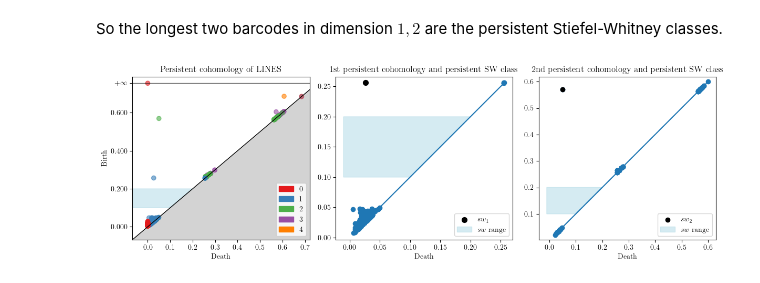
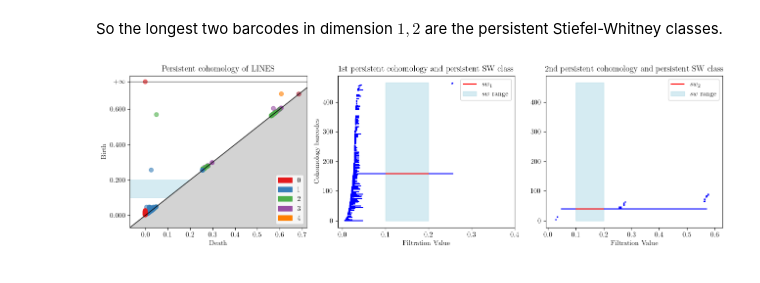
Before and after one commit to Dongwoo-Gang/sw-using-wu, a Jupyter notebook: lines_rp2.ipynb, the cells around one changed output. Saved outputs shown, nothing was run; the diff lists cells and outputs as text; code cells hidden in the pictures.

```diff
--- a/lines_rp2.ipynb
+++ b/lines_rp2.ipynb
@@ -89,30 +87,33 @@ f = d.Filtration(fsimplices)
 cm = d.cohomology_persistence(f,prime=2)
 cdgms = d.init_diagrams(cm,f)
 # %%
-fig, axes = plt.subplots(1, 3, figsize=(12, 4))
+fig, axes = plt.subplots(1, 3, figsize=(13, 4))
 
 gd.plot_persistence_diagram(diag,axes=axes[0])
 axes[0].set_title("Persistent cohomology of LINES")
 axes[0].fill([-0.1,-0.1,t,s],[s,t,t,s], color = 'lightblue', alpha=0.5, label = 'SW range')
 axes[0].set_xlabel('Death',size=10)
 axes[0].set_ylabel('Birth',size=10)
 #axes[0].legend()
 
-d.plot.plot_diagram(cdgms[1],ax=axes[1])
-axes[1].scatter(cdgms[1][idx1].birth, cdgms[1][idx1].death,color = 'black', marker = 'o', label = '$sw_1$', s=50)
+d.plot.plot_bars(cdgms[1],ax=axes[1])
+axes[1].hlines(idx1,s,t,colors="red",label="$sw_1$")
 axes[1].set_title("1st persistent cohomology and persistent SW class")
-axes[1].fill([-0.01,-0.01,t,s],[s,t,t,s], color = 'lightblue', alpha=0.5, label = '$sw$ range')
-axes[1].set_xlabel('Death')
-axes[1].legend(loc=4)
+axes[1].fill([s,s,t,t],[0,len(cdgms[1]),len(cdgms[1]),0], color = 'lightblue', alpha=0.5, label = '$sw$ range')
+axes[1].set_xlabel('Filtration Value')
+axes[1].set_xlim(-0.01,0.4)
+axes[1].set_ylabel('Cohomology barcodes')
+axes[1].legend()
 
-d.plot.plot_diagram(cdgms[2],ax=axes[2])
-axes[2].scatter(cdgms[2][idx2].birth, cdgms[2][idx2].death,color = 'black', marker = 'o', label = '$sw_2$')
+d.plot.plot_bars(cdgms[2],ax=axes[2])
+axes[2].hlines(idx2,s,t,color = 'red', label = '$sw_2$')
 axes[2].set_title("2nd persistent cohomology and persistent SW class")
-axes[2].fill([-0.01,-0.01,t,s],[s,t,t,s], color = 'lightblue', alpha=0.5, label = '$sw$ range')
-axes[2].set_xlabel('Death')
-axes[2].legend(loc=4)
+axes[2].fill([s,s,t,t],[0,len(cdgms[1]),len(cdgms[1]),0], color = 'lightblue', alpha=0.5, label = '$sw$ range')
+axes[2].set_xlabel('Filtration Value')
+axes[1].set_xlim(-0.01,0.4)
+axes[2].legend()
 
 fig.tight_layout()
-plt.show()
+fig.savefig("fig2.pdf",format="pdf")
 # %% [output]
-[figure, old version]
+[figure, new version]
```
Also changed, not shown: parts of 1 cell of this notebook, 8 other files.
